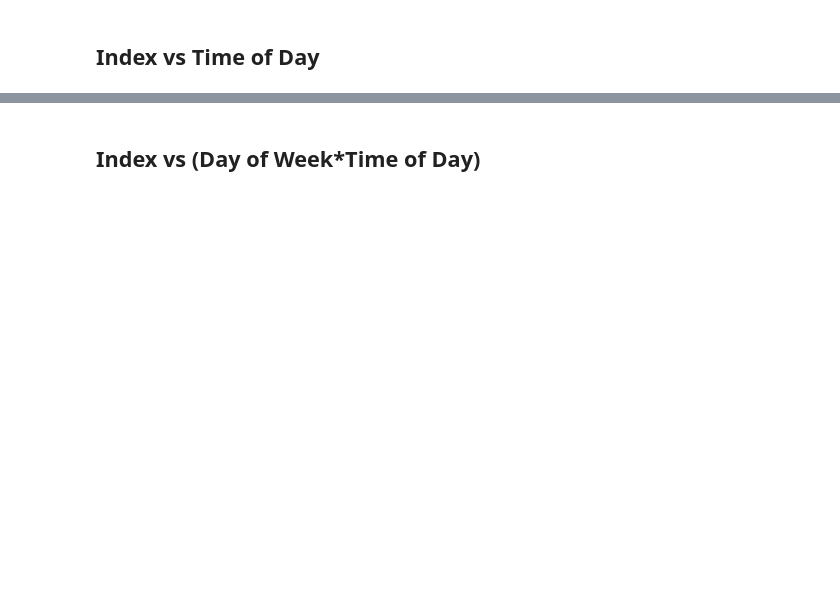
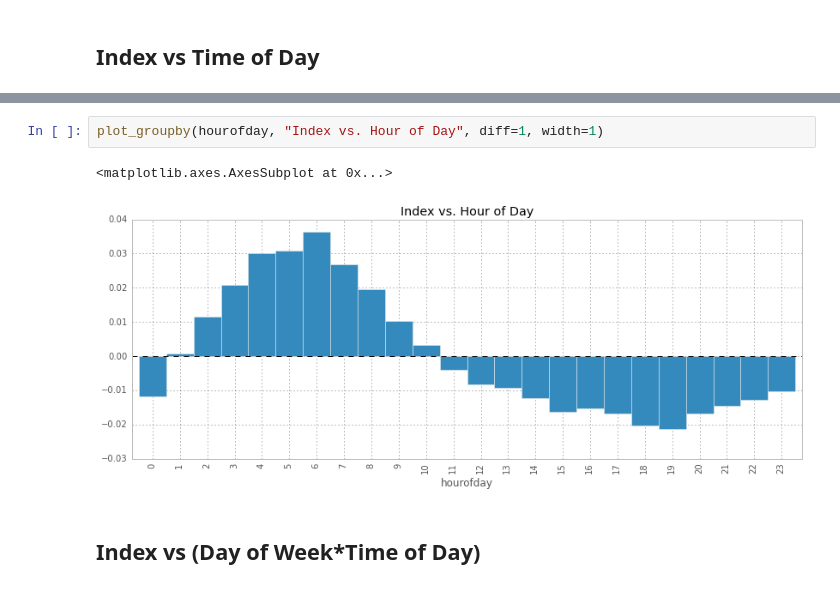
Before and after one commit to jxnl/nyu-twipsy, a Jupyter notebook: exploring-features.ipynb, the cells around one changed output, grey strips where cells are left out. Saved outputs shown, nothing was run; the diff lists cells and outputs as text; blank space fills up the shorter version.

```diff
--- a/exploring-features.ipynb
+++ b/exploring-features.ipynb
@@ -17,2 +89,7 @@ df._id = df._id.apply(str).apply(eval).apply(try_or(lambda _:_["$oid"], None))
+# %%
+plot_groupby(hourofday, "Index vs. Hour of Day", diff=1, width=1)
+# %% [output]
+<matplotlib.axes.AxesSubplot at 0x...>
+[figure, added]
 # %% [markdown]
 ## Index vs (Day of Week*Time of Day)
```
Also changed, not shown: parts of 22 cells of this notebook.
